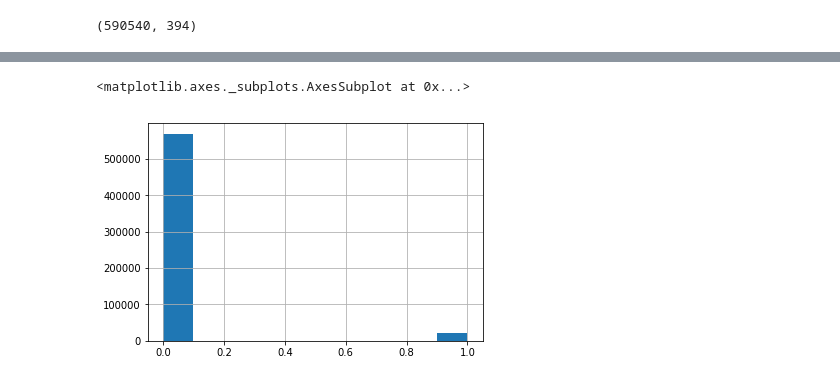
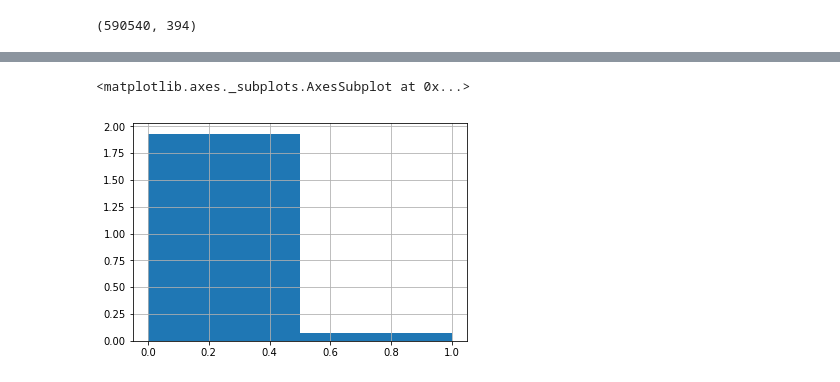
Before and after one commit to orangelle/kaggle_fraud, a Jupyter notebook: baseline.ipynb, the cells around one changed output, grey strips where cells are left out. Drawn from its saved outputs; the diff is of its cells as text; code cells hidden in the pictures.

```diff
--- a/baseline.ipynb
+++ b/baseline.ipynb
@@ -33,3 +32,5 @@ df_test.shape
 df_train.shape
 # %% [output]
 (590540, 394)
+# %%
+df_id = pd.read_csv('./data/train_identity.csv')
@@ -35,0 +55,2 @@ df_train.shape
+# %%
+df_train = df_train.merge(df_id, on="TransactionID",how="left")
@@ -36,5 +73,5 @@ df_train.shape
 # %%
-df_train.isFraud.hist()
+df_train.isFraud.hist(density=True,bins =2)
 # %% [output]
 <matplotlib.axes._subplots.AxesSubplot at 0x...>
-[figure, old version]
+[figure, new version]
```
Also changed, not shown: parts of 9 cells of this notebook.
